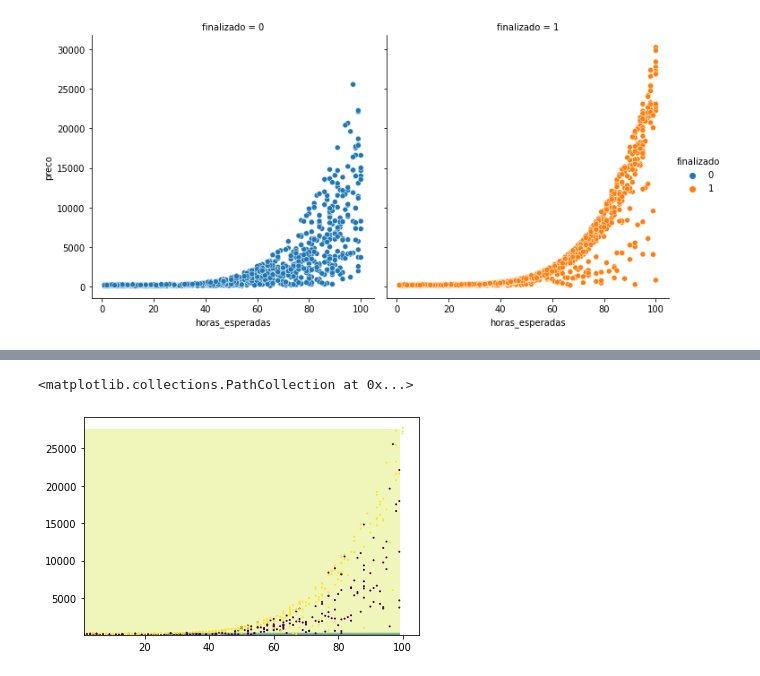
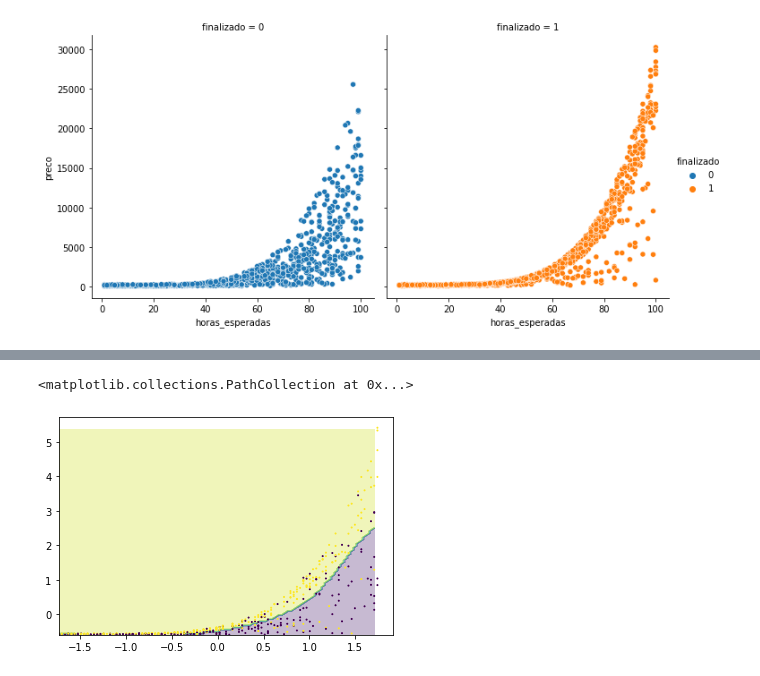
Before and after one commit to LuisGuilhermeSouzaM/ML_classificacao_com_sklearn, a Jupyter notebook: sklearn_classificacao_parte3.ipynb, the cells around one changed output, grey strips where cells are left out. Drawn from its saved outputs; the diff is of its cells as text; code cells hidden in the pictures.

```diff
--- a/sklearn_classificacao_parte3.ipynb
+++ b/sklearn_classificacao_parte3.ipynb
@@ -68,18 +68,23 @@ sns.relplot(x="horas_esperadas", y="preco", hue="finalizado", col="finalizado",
 x = dados[['horas_esperadas', 'preco']]
 y = dados['finalizado']
 # %%
+from sklearn.preprocessing import StandardScaler
 from sklearn.model_selection import train_test_split
-from sklearn.svm import LinearSVC
+from sklearn.svm import SVC
 from sklearn.metrics import accuracy_score
 
-SEED = 20
-
-treino_x, teste_x, treino_y, teste_y = train_test_split(x, y,
-                                                         random_state = SEED, test_size = 0.25,
+SEED = 5
+np.random.seed(SEED)
+raw_treino_x, raw_teste_x, treino_y, teste_y = train_test_split(x, y, test_size = 0.25,
                                                          stratify = y)
 print("Treinaremos com %d elementos e testaremos com %d elementos" % (len(treino_x), len(teste_x)))
 
-modelo = LinearSVC()
+scaler = StandardScaler()
+scaler.fit(raw_treino_x)
+treino_x = scaler.transform(raw_treino_x)
+teste_x = scaler.transform(raw_teste_x)
+
+modelo = SVC()
 modelo.fit(treino_x, treino_y)
 previsoes = modelo.predict(teste_x)
 
@@ -151,6 +96,26 @@ plt.scatter(teste_x.horas_esperadas, teste_x.preco, c=teste_y, s=1)
-# %%
-plt.contourf(xx, yy, Z, alpha=0.3)
-plt.scatter(teste_x.horas_esperadas, teste_x.preco, c=teste_y, s=1)
-# %% [output]
-<matplotlib.collections.PathCollection at 0x...>
-[figure, removed]
+# %%
+data_x = teste_x[:,0]
+data_y = teste_x[:,1]
+
+x_min = data_x.min()
+x_max = data_x.max()
+y_min = data_y.min()
+y_max = data_y.max()
+
+pixels = 100
+eixo_x = np.arange(x_min, x_max, (x_max - x_min) / pixels)
+eixo_y = np.arange(y_min, y_max, (y_max - y_min) / pixels)
+
+xx, yy = np.meshgrid(eixo_x, eixo_y)
+pontos = np.c_[xx.ravel(), yy.ravel()]
+
+Z = modelo.predict(pontos)
+Z = Z.reshape(xx.shape)
+
+import matplotlib.pyplot as plt
+
+plt.contourf(xx, yy, Z, alpha=0.3)
+plt.scatter(data_x, data_y, c=teste_y, s=1)
+# %% [output]
+<matplotlib.collections.PathCollection at 0x...>
+[figure, added]
```
Also changed, not shown: parts of 9 cells of this notebook.
